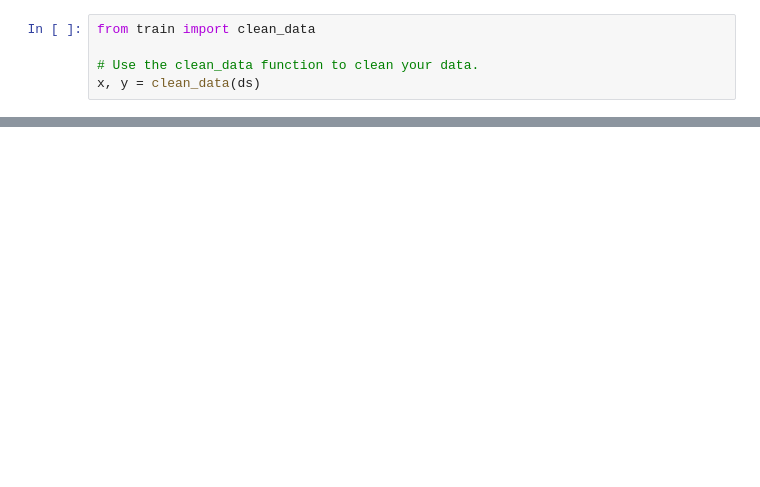
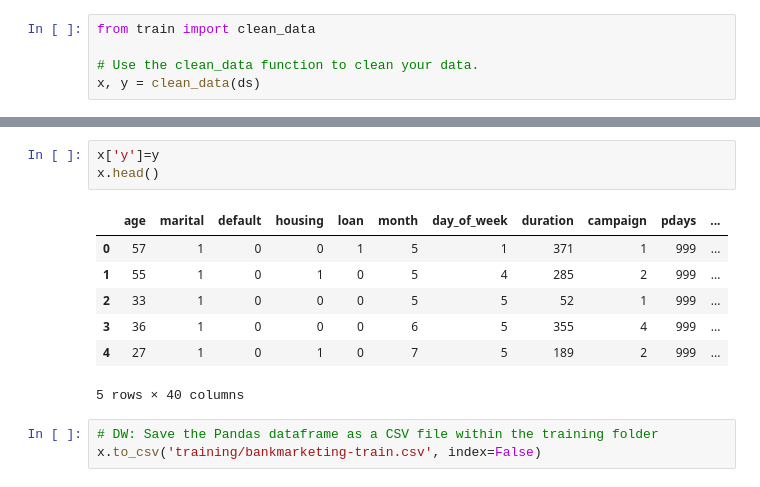
Before and after one commit to AnnaDM87/Azure_project_1, a Jupyter notebook: udacity-project.ipynb, the cells around one changed output, grey strips where cells are left out. Drawn from its saved outputs; the diff is of its cells as text; blank space fills up the shorter version.

```diff
--- a/udacity-project.ipynb
+++ b/udacity-project.ipynb
@@ -185,0 +188,14 @@ x, y = clean_data(ds)
+# %%
+x['y']=y
+x.head()
+# %% [output]
+|  | age | marital | default | housing | loan | month | day_of_week | duration | campaign | pdays | ... |
+| 0 | 57 | 1 | 0 | 0 | 1 | 5 | 1 | 371 | 1 | 999 | ... |
+| 1 | 55 | 1 | 0 | 1 | 0 | 5 | 4 | 285 | 2 | 999 | ... |
+| 2 | 33 | 1 | 0 | 0 | 0 | 5 | 5 | 52 | 1 | 999 | ... |
+| 3 | 36 | 1 | 0 | 0 | 0 | 6 | 5 | 355 | 4 | 999 | ... |
+| 4 | 27 | 1 | 0 | 1 | 0 | 7 | 5 | 189 | 2 | 999 | ... |
+5 rows × 40 columns
+# %%
+# DW: Save the Pandas dataframe as a CSV file within the training folder
+x.to_csv('training/bankmarketing-train.csv', index=False)
```
Also changed, not shown: parts of 20 cells of this notebook, 1 other file.
